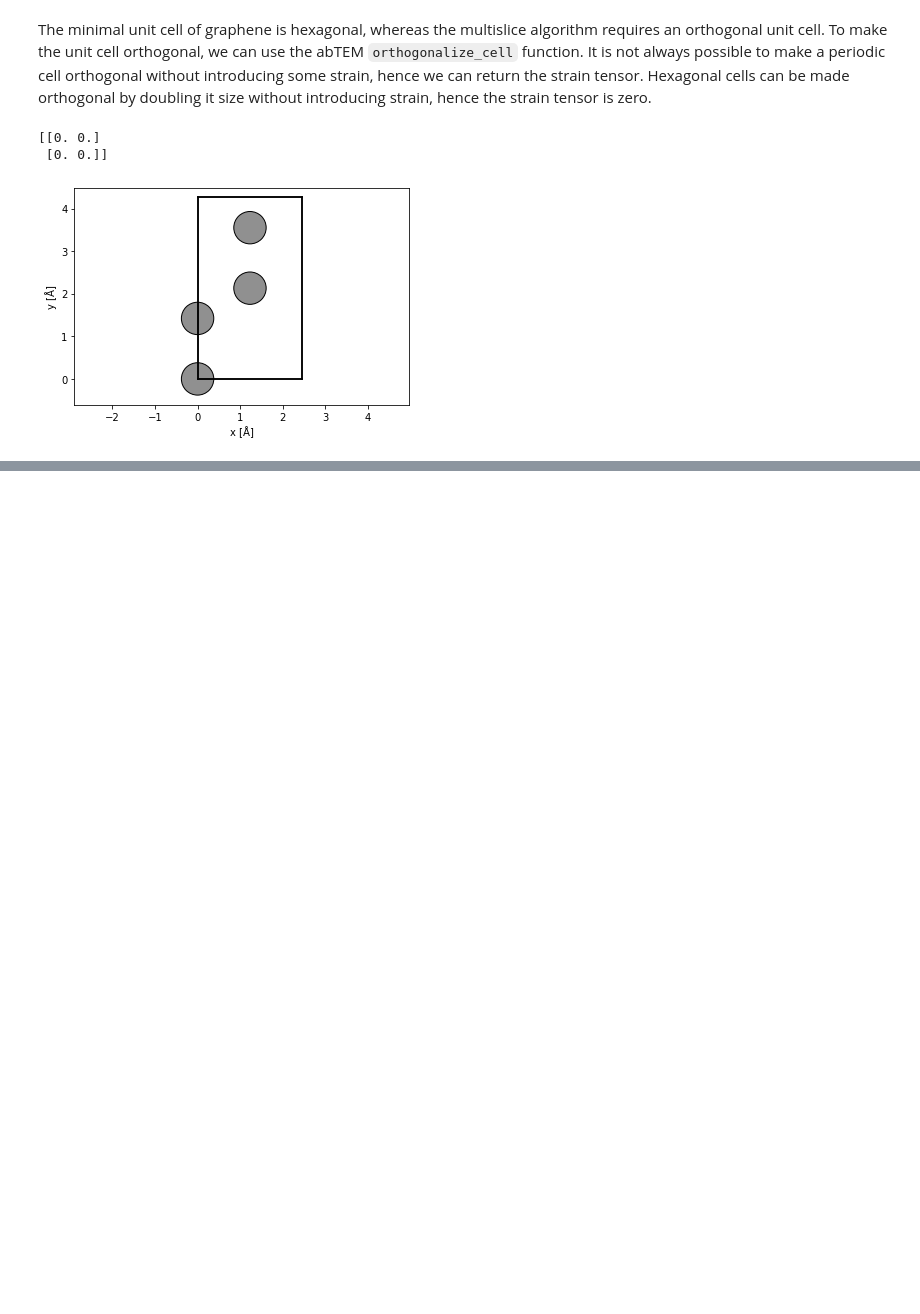
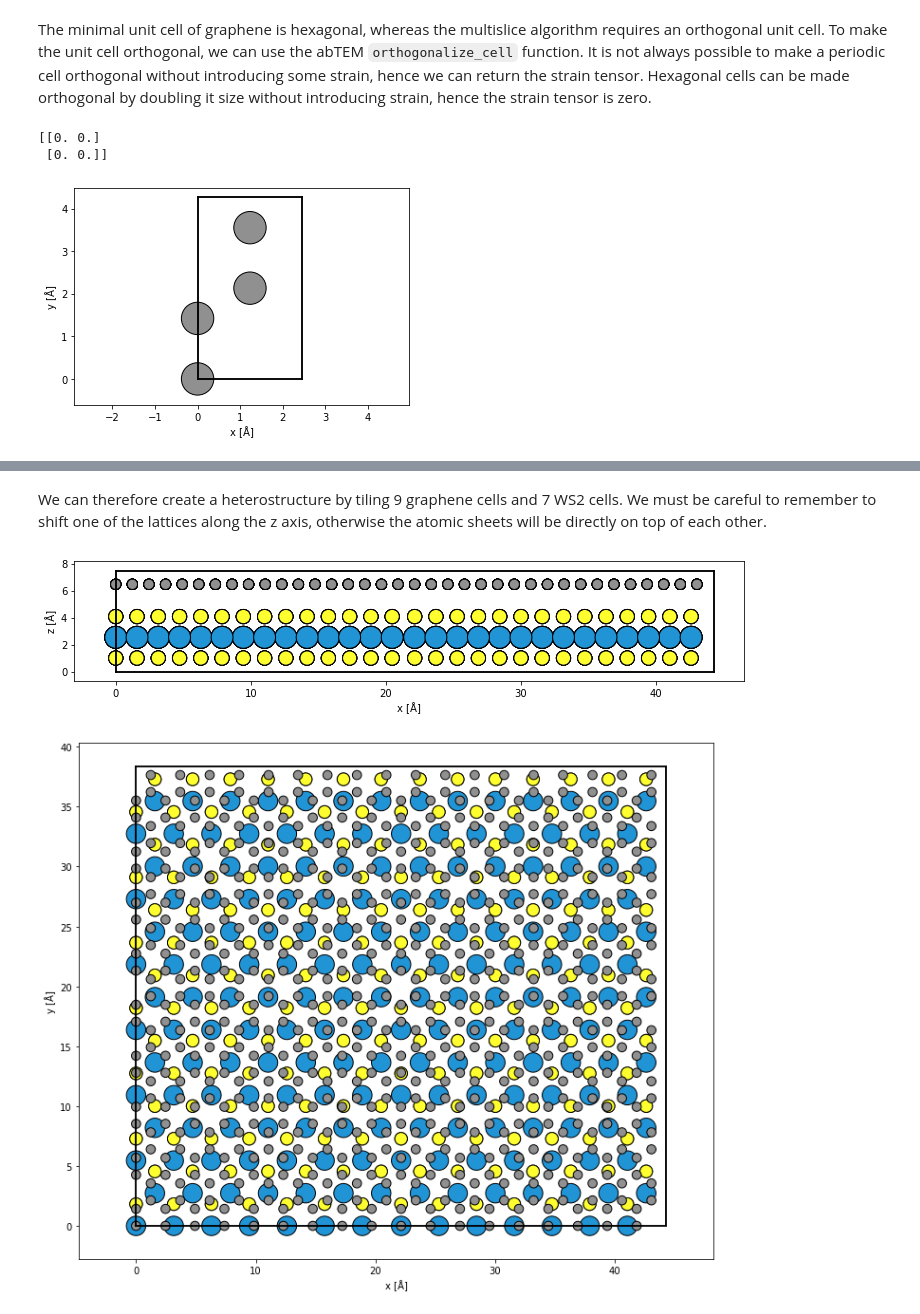
Before and after one commit to tem-elements/tem-elements, a Jupyter notebook: notebooks/simple_models.ipynb, the cells around one changed output, grey strips where cells are left out. Saved outputs shown, nothing was run; the diff lists cells and outputs as text; code cells hidden in the pictures; blank space fills up the shorter version.

```diff
--- a/notebooks/simple_models.ipynb
+++ b/notebooks/simple_models.ipynb
@@ -390,0 +531,25 @@ show_atoms(orthogonal_graphene);
+# %% [markdown]
+We can therefore create a heterostructure by tiling 9 graphene cells and 7 WS2 cells. We must be careful to remember to shift one of the lattices along the z axis, otherwise the atomic sheets will be directly on top of each other.
+# %%
+graphene_stack = orthogonal_graphene * (r.denominator, r.denominator, 1)
+WS2_stack = WS2_orthogonal * (r.numerator, r.numerator, 1)
+
+# shift graphene in the vertical direction
+graphene_stack.translate((0, 0, 4.0))
+# graphene_stack.translate((0,0, WS2_stack.cell[2][2]))
+
+#
+heterostructure = graphene_stack + WS2_stack
+heterostructure.center(axis=2, vacuum=1)
+
+
+# plot the structure tiled an additonal time horizontally
+show_atoms(heterostructure*(2,1,1),
+          figsize=(12,2.2),
+          plane='xz');
+show_atoms(heterostructure*(2,1,1),
+          figsize=(12,10),
+          plane='xy');
+# %% [output]
+[figure, added]
+[figure, added]
```
Also changed, not shown: parts of 11 cells of this notebook.
